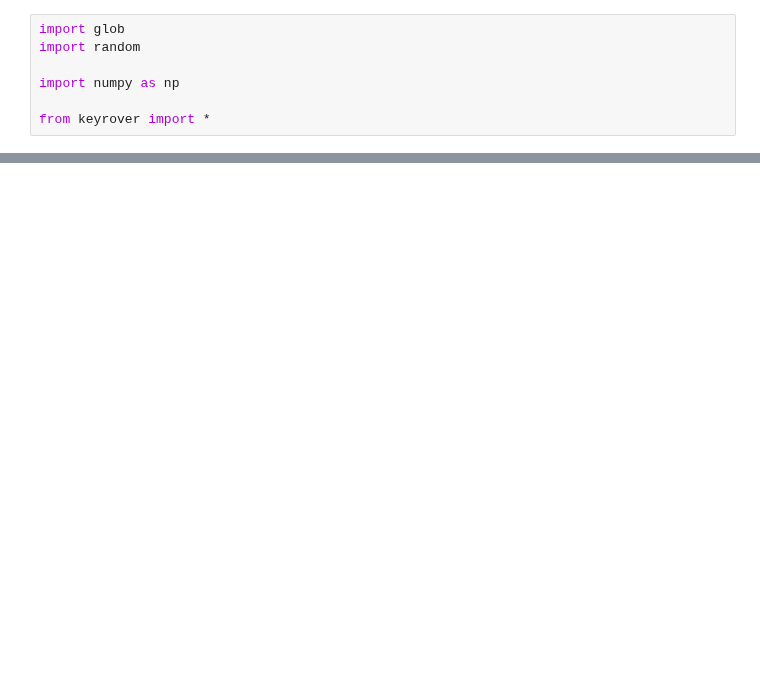
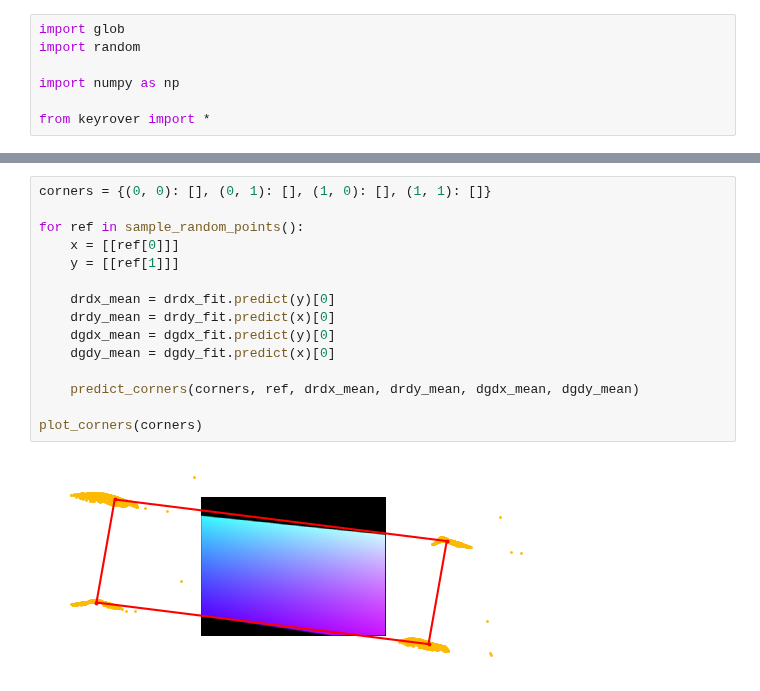
Before and after one commit to umrover/keyboard-detection, a Jupyter notebook: notebooks/corner-extraction.ipynb, the cells around one changed output, grey strips where cells are left out. Saved outputs shown, nothing was run; the diff lists cells and outputs as text; blank space fills up the shorter version.

Commit message:
More corner extraction!

```diff
--- a/notebooks/corner-extraction.ipynb
+++ b/notebooks/corner-extraction.ipynb
@@ -123,0 +205,17 @@ plt.plot(*quad.T, 'r-')
+# %%
+corners = {(0, 0): [], (0, 1): [], (1, 0): [], (1, 1): []}
+
+for ref in sample_random_points():
+    x = [[ref[0]]]
+    y = [[ref[1]]]
+
+    drdx_mean = drdx_fit.predict(y)[0]
+    drdy_mean = drdy_fit.predict(x)[0]
+    dgdx_mean = dgdx_fit.predict(y)[0]
+    dgdy_mean = dgdy_fit.predict(x)[0]
+
+    predict_corners(corners, ref, drdx_mean, drdy_mean, dgdx_mean, dgdy_mean)
+
+plot_corners(corners)
+# %% [output]
+[figure, added]
```
Also changed, not shown: parts of 8 cells of this notebook.
